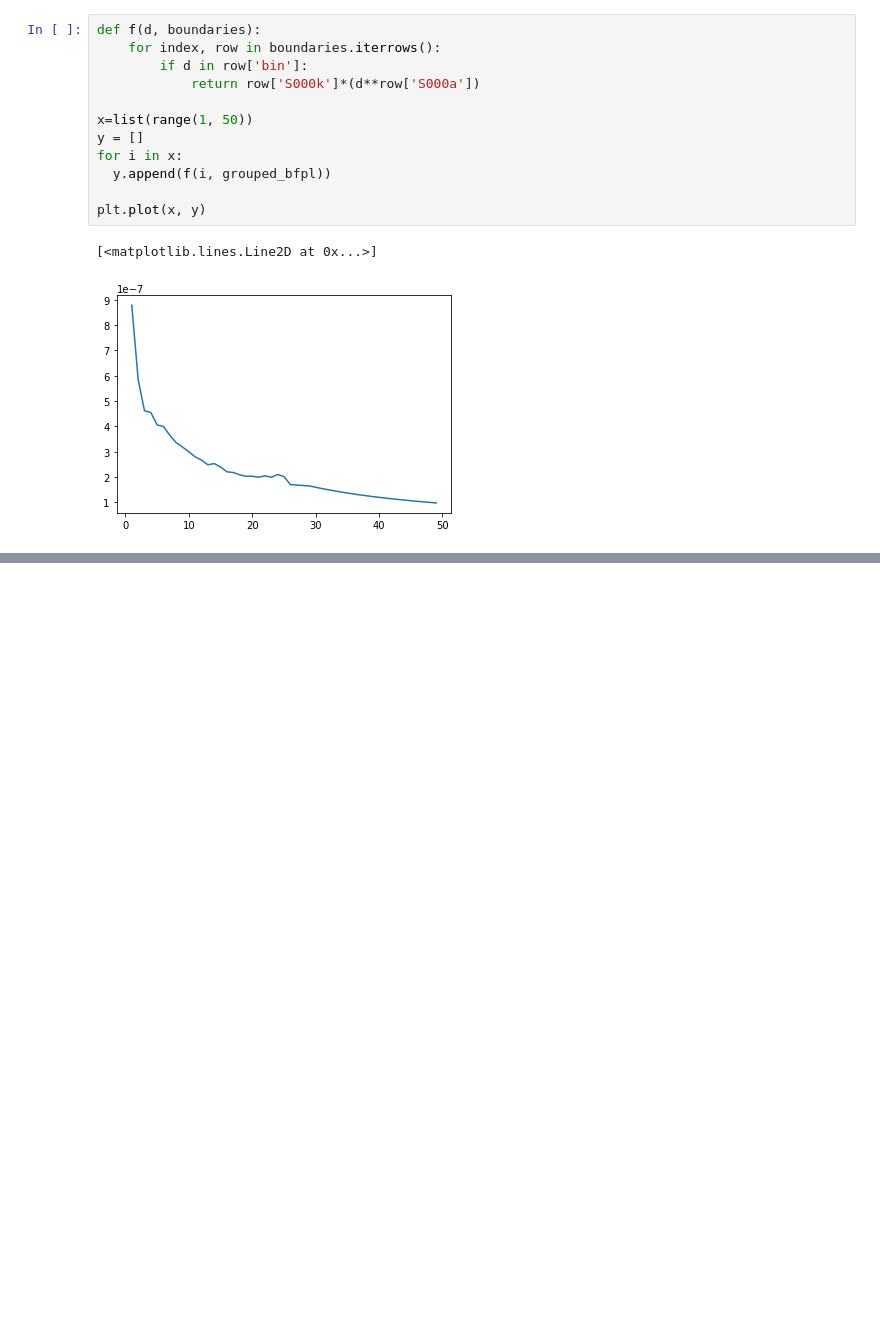
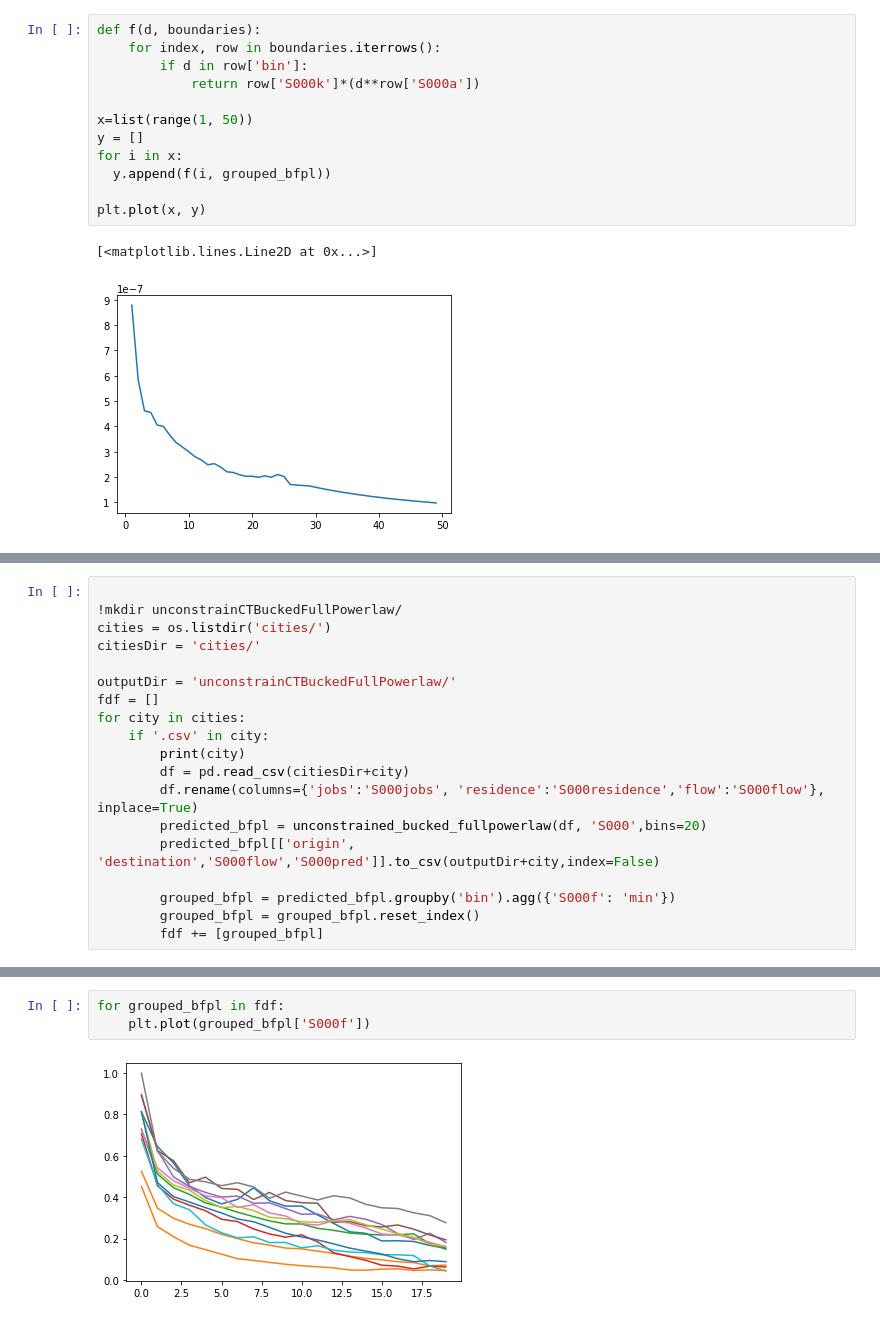
Before and after one commit to yuribogomolov/sttn, a Jupyter notebook: notebooks/generic_gravity_model.ipynb, the cells around one changed output, grey strips where cells are left out. Cells and saved outputs as stored; diff of their text form; blank space fills up the shorter version.

```diff
--- a/notebooks/generic_gravity_model.ipynb
+++ b/notebooks/generic_gravity_model.ipynb
@@ -291,0 +319,19 @@ plt.plot(x, y)
+# %%
+
+!mkdir unconstrainCTBuckedFullPowerlaw/
+cities = os.listdir('cities/')
+citiesDir = 'cities/'
+
+outputDir = 'unconstrainCTBuckedFullPowerlaw/'
+fdf = []
+for city in cities:
+    if '.csv' in city:
+        print(city)
+        df = pd.read_csv(citiesDir+city)
+        df.rename(columns={'jobs':'S000jobs', 'residence':'S000residence','flow':'S000flow'}, inplace=True)
+        predicted_bfpl = unconstrained_bucked_fullpowerlaw(df, 'S000',bins=20)
+        predicted_bfpl[['origin', 'destination','S000flow','S000pred']].to_csv(outputDir+city,index=False)
+
+        grouped_bfpl = predicted_bfpl.groupby('bin').agg({'S000f': 'min'})
+        grouped_bfpl = grouped_bfpl.reset_index()
+        fdf += [grouped_bfpl]
@@ -291,0 +352,5 @@ plt.plot(x, y)
+# %%
+for grouped_bfpl in fdf:
+    plt.plot(grouped_bfpl['S000f'])
+# %% [output]
+[figure, added]
```
Also changed, not shown: parts of 12 cells of this notebook, 1 other file.
